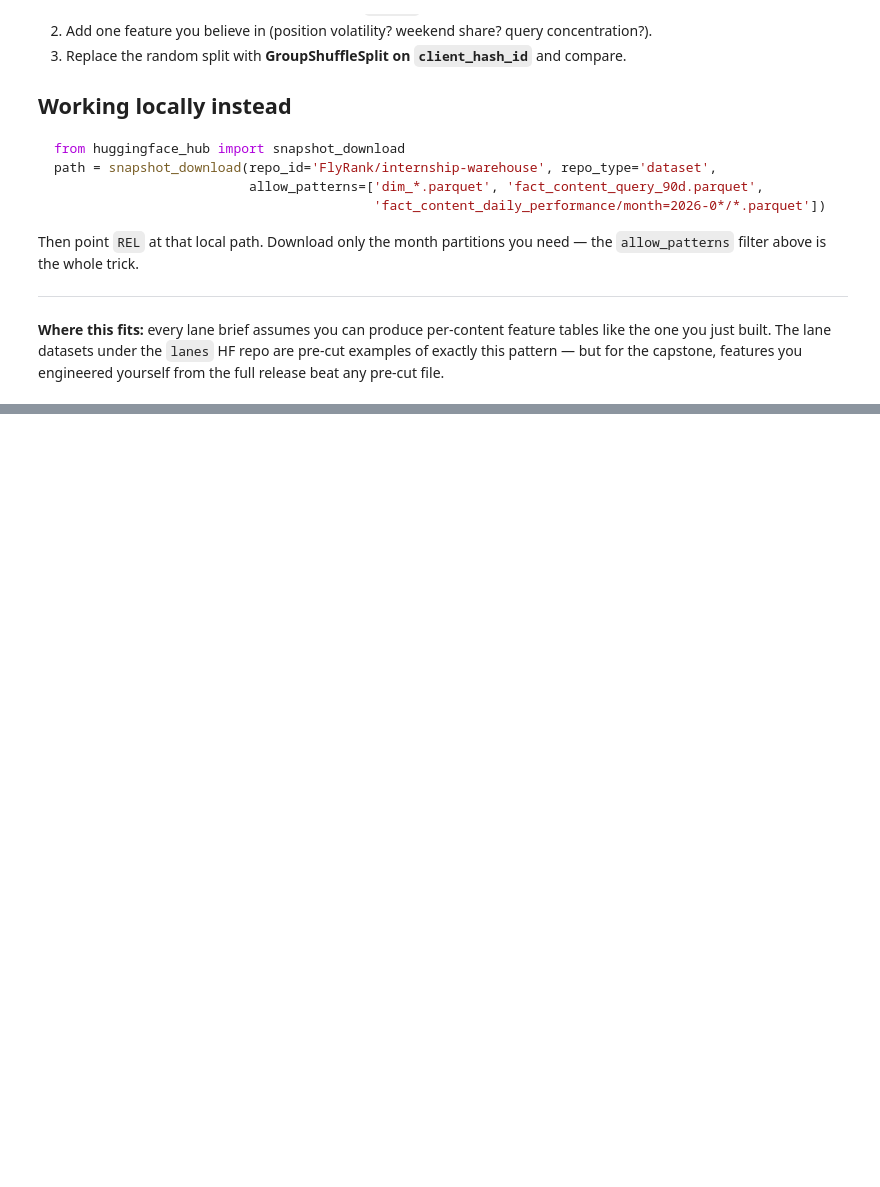
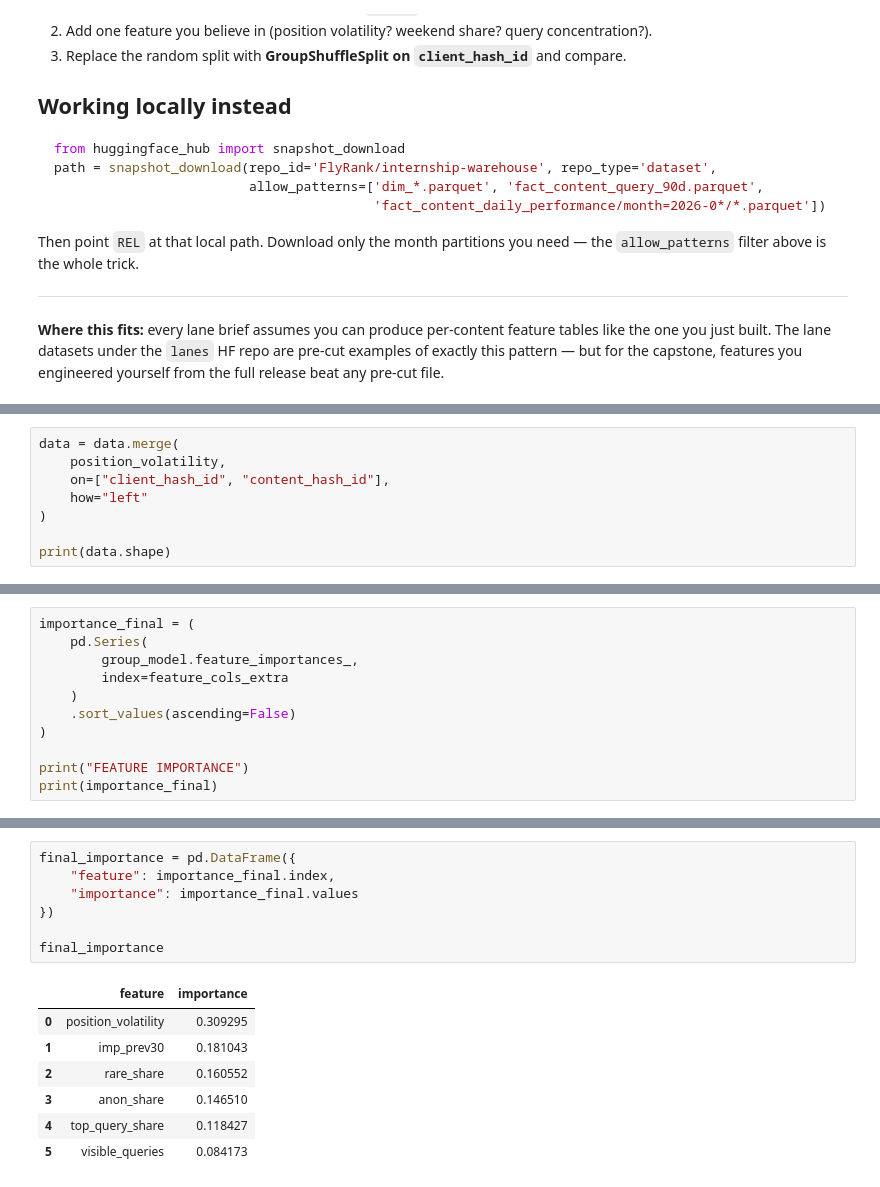
Before and after one commit to vaishnavikabbe/AIML, a Jupyter notebook: notebooks/03_working_with_the_full_release.ipynb, the cells around one changed output, grey strips where cells are left out. Cells and saved outputs as stored; diff of their text form; blank space fills up the shorter version.

```diff
--- a/notebooks/03_working_with_the_full_release.ipynb
+++ b/notebooks/03_working_with_the_full_release.ipynb
@@ -183,0 +871,8 @@ release beat any pre-cut file.
+# %%
+data = data.merge(
+    position_volatility,
+    on=["client_hash_id", "content_hash_id"],
+    how="left"
+)
+
+print(data.shape)
@@ -183,0 +1079,11 @@ release beat any pre-cut file.
+# %%
+importance_final = (
+    pd.Series(
+        group_model.feature_importances_,
+        index=feature_cols_extra
+    )
+    .sort_values(ascending=False)
+)
+
+print("FEATURE IMPORTANCE")
+print(importance_final)
@@ -183,0 +1179,15 @@ release beat any pre-cut file.
+# %%
+final_importance = pd.DataFrame({
+    "feature": importance_final.index,
+    "importance": importance_final.values
+})
+
+final_importance
+# %% [output]
+|  | feature | importance |
+| 0 | position_volatility | 0.309295 |
+| 1 | imp_prev30 | 0.181043 |
+| 2 | rare_share | 0.160552 |
+| 3 | anon_share | 0.146510 |
+| 4 | top_query_share | 0.118427 |
+| 5 | visible_queries | 0.084173 |
```
Also changed, not shown: parts of 51 cells of this notebook.
